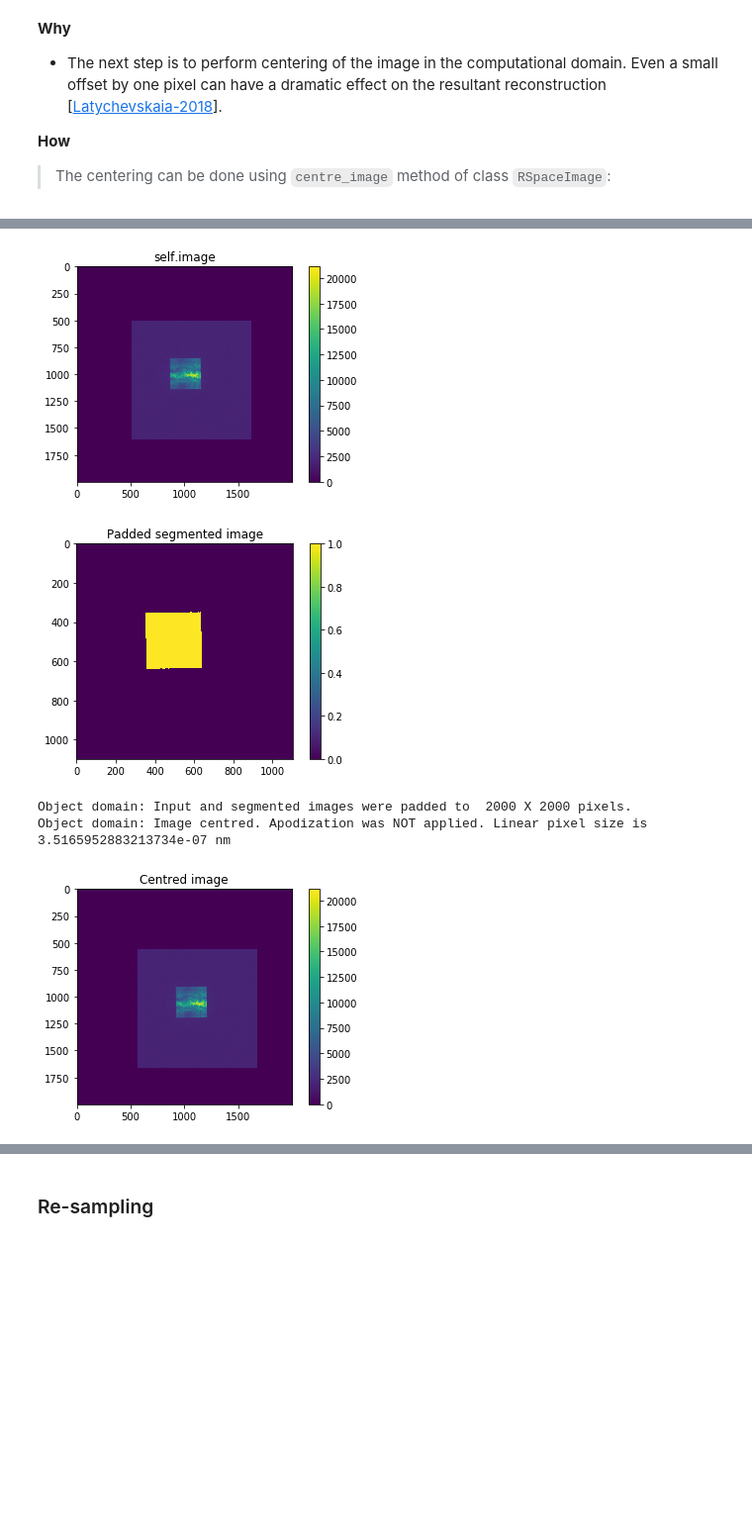
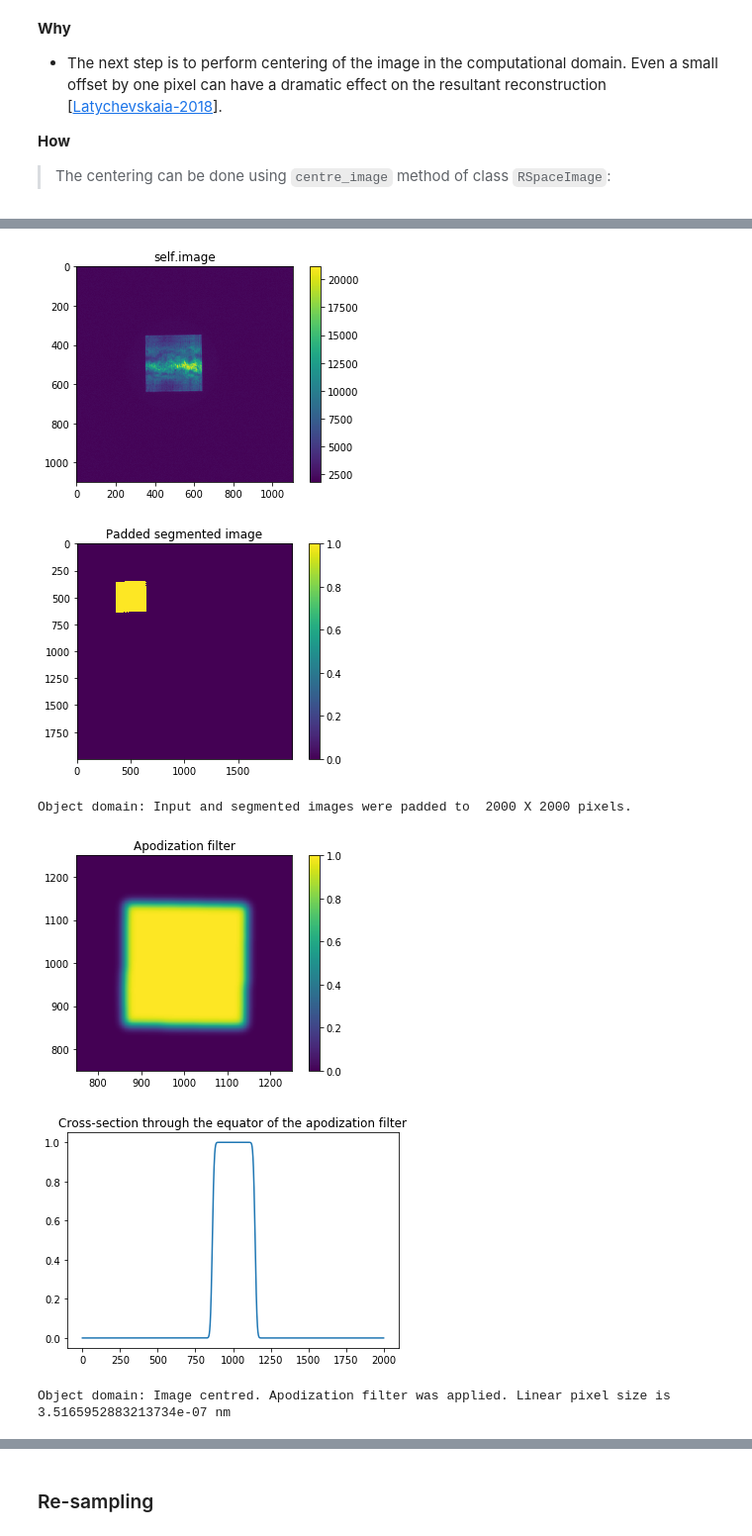
Before and after one commit to pkliui/PhaseRetrieval, a Jupyter notebook: docs/PhaseRetrieval.ipynb, the cells around one changed output, grey strips where cells are left out. Shown at 99% size. Saved outputs shown, nothing was run; the diff lists cells and outputs as text; code cells hidden in the pictures; blank space fills up the shorter version.

```diff
--- a/docs/PhaseRetrieval.ipynb
+++ b/docs/PhaseRetrieval.ipynb
@@ -425,10 +425,14 @@ print(rs.centre_image.__doc__)
         im_centroids_shift: tuple of int
             the number of pixels the centroid is  displaced w.r.t. the centre of the computational domain
 # %%
-_ = rs.centre_image(npixels_pad = 2000, apodization = False, plot_progress = True)
+_ = rs.centre_image(npixels_pad = 2000,
+                    apodization = True,
+                    std = 10, trunc = 10,
+                    plot_progress = True, zoom=4)
 # %% [output]
-[figure, old version]
+[figure, new version]
-[figure, old version]
+[figure, new version]
 Object domain: Input and segmented images were padded to  2000 X 2000 pixels.
-Object domain: Image centred. Apodization was NOT applied. Linear pixel size is  3.5165952883213734e-07 nm
-[figure, old version]
+[figure, new version]
+[figure, added]
+Object domain: Image centred. Apodization filter was applied. Linear pixel size is  3.5165952883213734e-07 nm
```
Also changed, not shown: parts of 5 cells of this notebook.
